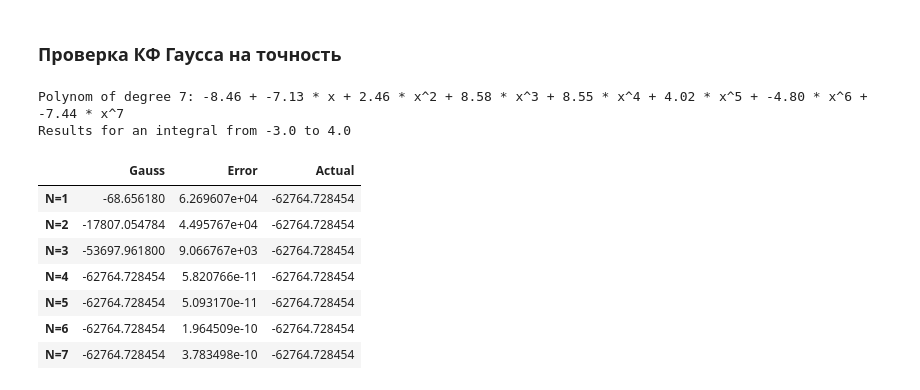
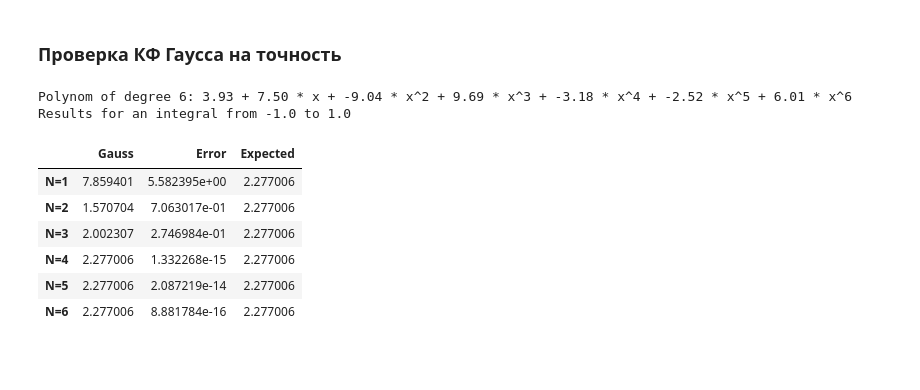
Before and after one commit to astatochek/mm-comp-wksp-04, a Jupyter notebook: 5.1 New Type of Integrals/note.ipynb, the cells around one changed output. Cells and saved outputs as stored; diff of their text form; code cells hidden in the pictures; blank space fills up the shorter version.

```diff
--- a/5.1 New Type of Integrals/note.ipynb
+++ b/5.1 New Type of Integrals/note.ipynb
@@ -144,7 +145,7 @@ def gauss(f: Callable, a: float, b: float, n: int) -> float:
     legendre = get_Legendre(n)
     coefficients = get_gauss_coefficients(secant_method(legendre), n)
     hub_list = np.array([(a + b + (b - a) * t) / 2 for t in secant_method(legendre)])
-    S = sum([coefficients[i] * f(hub_list[i]) for i in range(len(hub_list))])
+    S = np.sum([coefficients[i] * f(hub_list[i]) for i in range(len(hub_list))])
     return (b - a) * S / 2
 # %% [markdown]
 ### Реализация получения многочлена заданной степени
@@ -198,25 +199,24 @@ class Polynom:
 # %%
 n = int(input('Введите степень полинома: '))
 a = float(input('Введите левую границу интегрирования: '))
 b = float(input('Введите правую границу интегрирования: '))
 polynom = Polynom(n)
 expected = polynom.get_int(a, b)
 actual_results = np.array([gauss(polynom.val, a, b, i) for i in range(1, n + 1)])
 data = {"Gauss" : actual_results,
       "Error" : np.array([abs(expected - res) for res in actual_results]),
-      "Actual": np.array([expected for _ in actual_results])}
+      "Expected": np.array([expected for _ in actual_results])}
 df = pd.DataFrame(data=data, index=[f"N={i}" for i in range(1, n+1)])
 print(f'Polynom of degree {n}: {polynom.s}')
 print(f'Results for an integral from {a} to {b}')
 df
 # %% [output]
-Polynom of degree 7: -8.46 + -7.13 * x + 2.46 * x^2 + 8.58 * x^3 + 8.55 * x^4 + 4.02 * x^5 + -4.80 * x^6 + -7.44 * x^7
-Results for an integral from -3.0 to 4.0
+Polynom of degree 6: 3.93 + 7.50 * x + -9.04 * x^2 + 9.69 * x^3 + -3.18 * x^4 + -2.52 * x^5 + 6.01 * x^6
+Results for an integral from -1.0 to 1.0
-|  | Gauss | Error | Actual |
-| N=1 | -68.656180 | 6.269607e+04 | -62764.728454 |
-| N=2 | -17807.054784 | 4.495767e+04 | -62764.728454 |
-| N=3 | -53697.961800 | 9.066767e+03 | -62764.728454 |
-| N=4 | -62764.728454 | 5.820766e-11 | -62764.728454 |
-| N=5 | -62764.728454 | 5.093170e-11 | -62764.728454 |
-| N=6 | -62764.728454 | 1.964509e-10 | -62764.728454 |
-| N=7 | -62764.728454 | 3.783498e-10 | -62764.728454 |
+|  | Gauss | Error | Expected |
+| N=1 | 7.859401 | 5.582395e+00 | 2.277006 |
+| N=2 | 1.570704 | 7.063017e-01 | 2.277006 |
+| N=3 | 2.002307 | 2.746984e-01 | 2.277006 |
+| N=4 | 2.277006 | 1.332268e-15 | 2.277006 |
+| N=5 | 2.277006 | 2.087219e-14 | 2.277006 |
+| N=6 | 2.277006 | 8.881784e-16 | 2.277006 |
```
Also changed, not shown: parts of 4 cells of this notebook.
